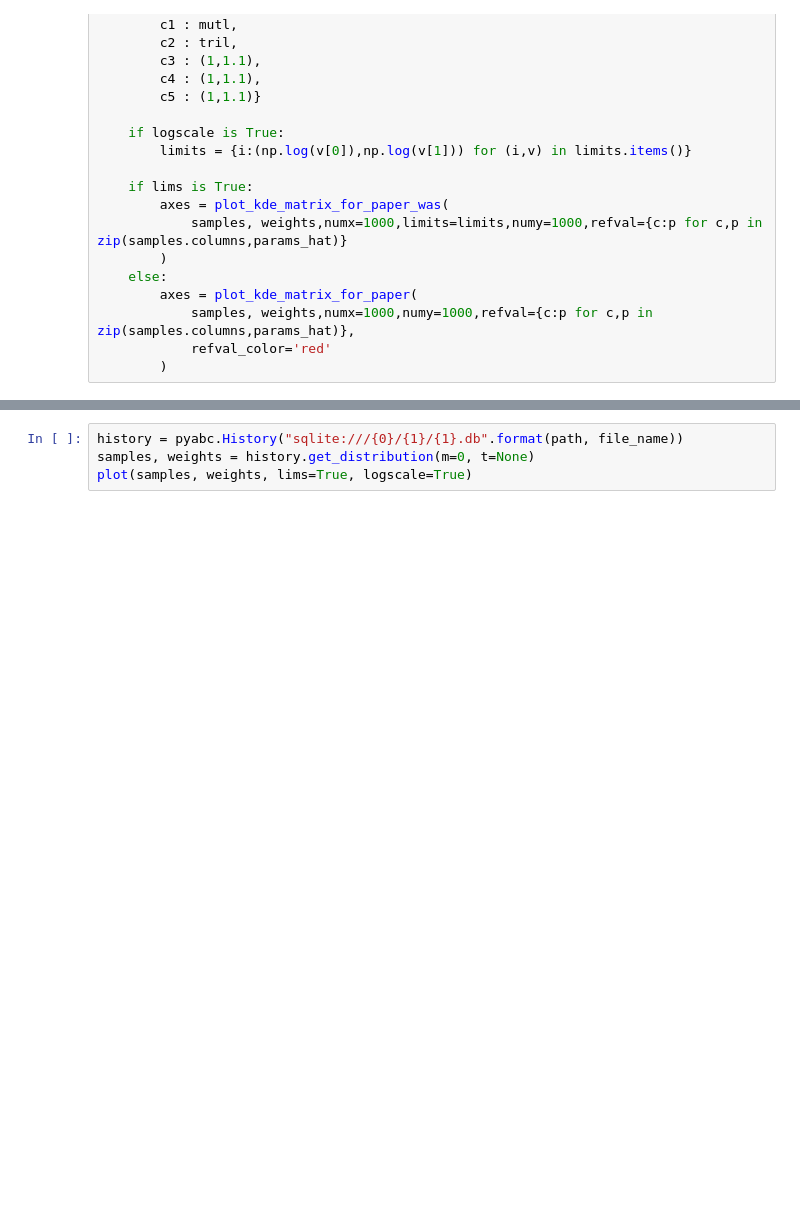
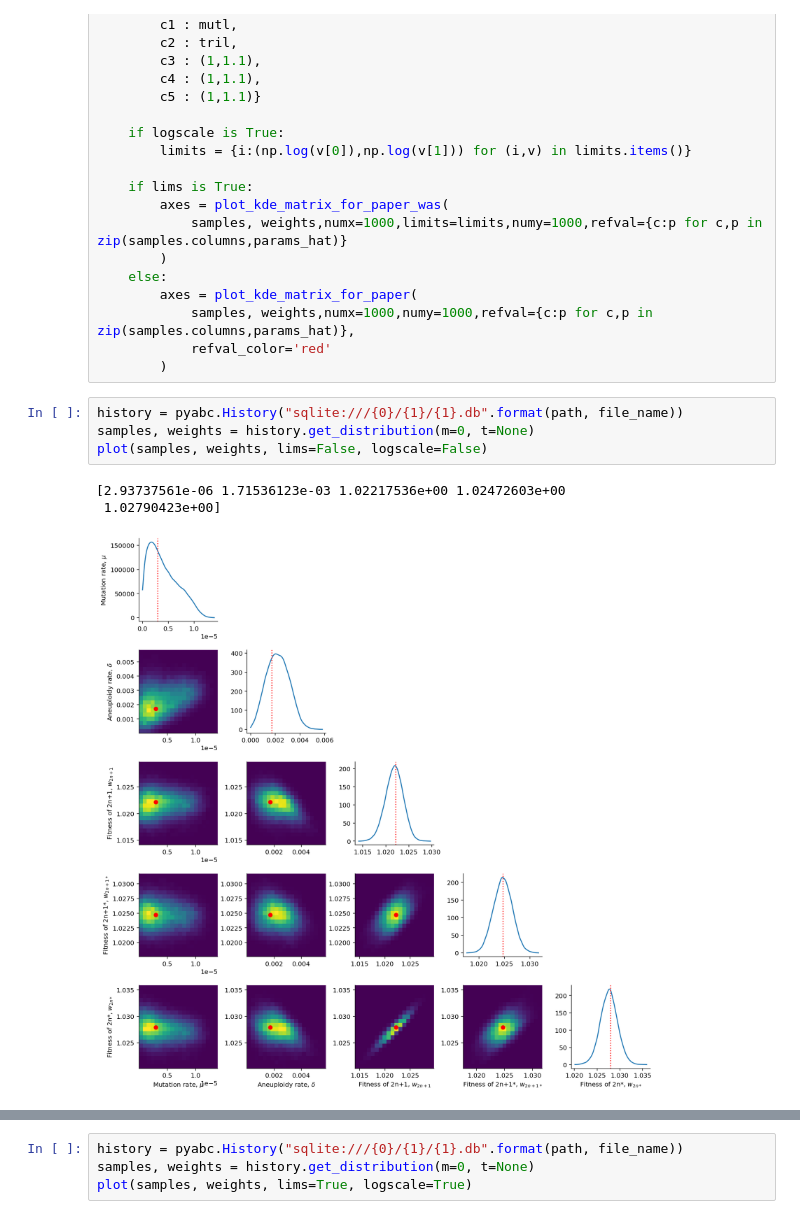
Before and after one commit to yoavram-lab/Heatrisomy, a Jupyter notebook: src/notebooks/posterior-plot.ipynb, the cells around one changed output, grey strips where cells are left out. Cells and saved outputs as stored; diff of their text form; blank space fills up the shorter version.

```diff
--- a/src/notebooks/posterior-plot.ipynb
+++ b/src/notebooks/posterior-plot.ipynb
@@ -73,6 +73,14 @@ def plot(samples, weights, lims=False, logscale = False):
             samples, weights,numx=1000,numy=1000,refval={c:p for c,p in  zip(samples.columns,params_hat)},
             refval_color='red'
         )
+# %%
+history = pyabc.History("sqlite:///{0}/{1}/{1}.db".format(path, file_name))
+samples, weights = history.get_distribution(m=0, t=None)
+plot(samples, weights, lims=False, logscale=False)
+# %% [output]
+[2.93737561e-06 1.71536123e-03 1.02217536e+00 1.02472603e+00
+ 1.02790423e+00]
+[figure, added]
 # %%
 history = pyabc.History("sqlite:///{0}/{1}/{1}.db".format(path, file_name))
 samples, weights = history.get_distribution(m=0, t=None)
```
Also changed, not shown: parts of 1 cell of this notebook.
